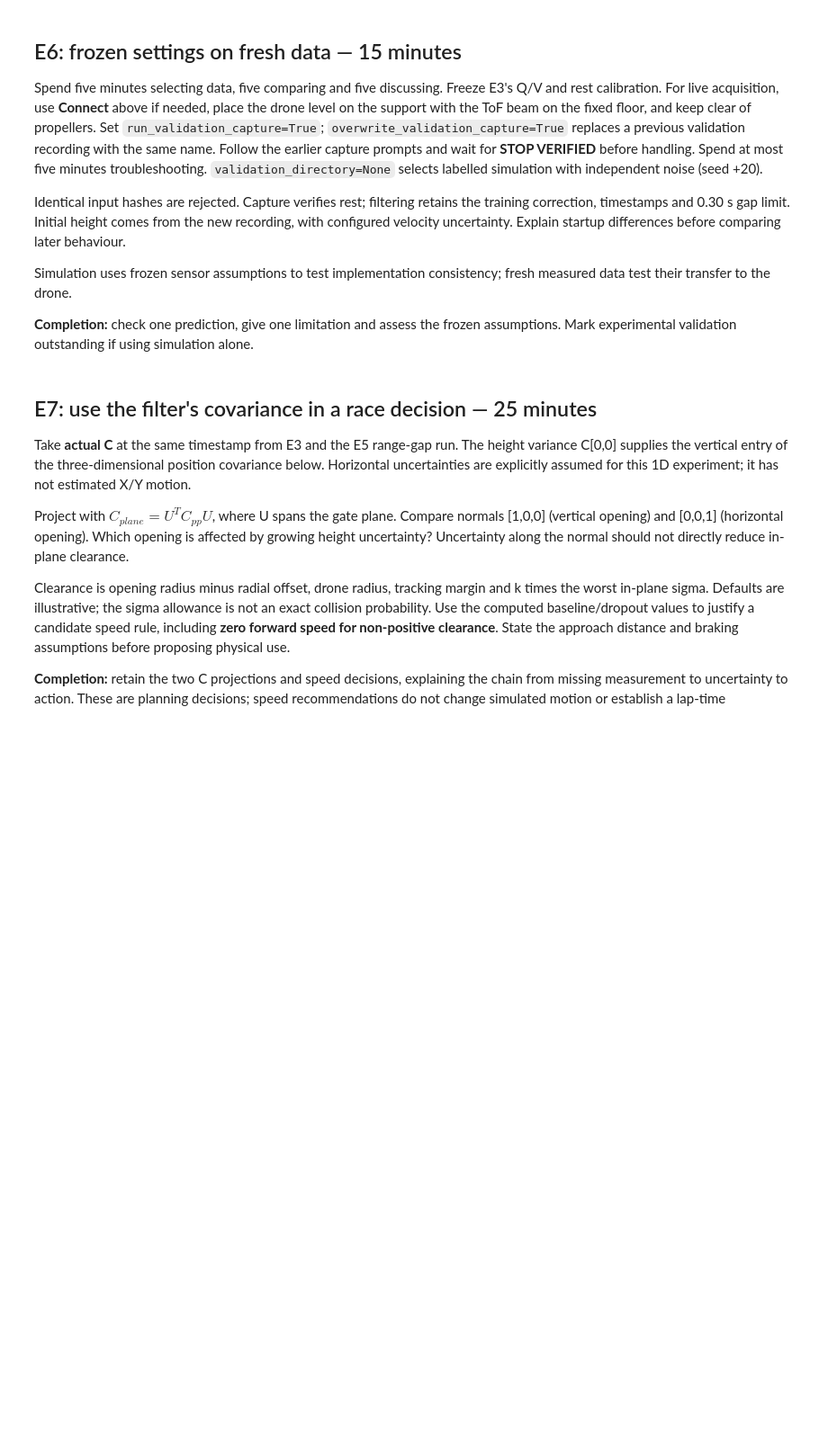
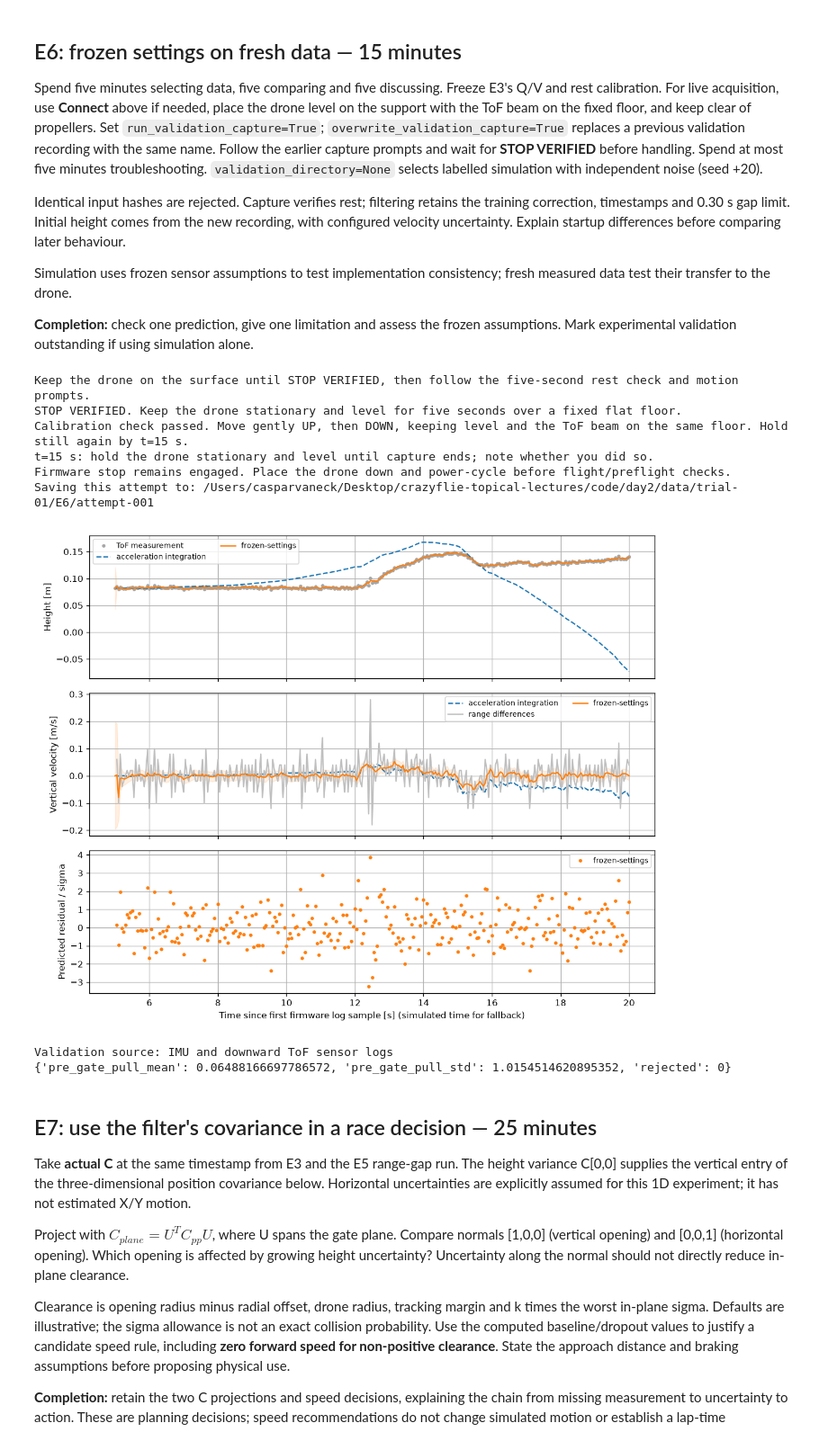
Before and after one commit to NielsterLinden/crazyflie-topical-lectures, a Jupyter notebook: code/day2/03_height_velocity.ipynb, the cells around one changed output. Shown at 90% size. Saved outputs shown, nothing was run; the diff lists cells and outputs as text; code cells hidden in the pictures; blank space fills up the shorter version.

```diff
--- a/code/day2/03_height_velocity.ipynb
+++ b/code/day2/03_height_velocity.ipynb
@@ -336,28 +514,38 @@ Simulation uses frozen sensor assumptions to test implementation consistency; fr
 # %%
 validation_data = None
 validation_result = None
 if data is None:
     raise ValueError("Rerun the data-selection cell successfully before continuing.")
 validation_data = None  # A failed selection must not leave the previous validation input active.
 validation_directory = None  # A distinct capture/supplied sensor directory, or explicit simulation.
-run_validation_capture = False
+run_validation_capture = True  # A second 20 s hand recording, same procedure as E3.
 overwrite_validation_capture = True
 if run_validation_capture:
     if uri is None:
         raise ValueError("Connect to your drone above before recording.")
     validation_directory = capture_vertical(
         output / "validation-capture-01", uri, duration_s=20,
         ready_for_motor_stop=True, overwrite=overwrite_validation_capture)
 validation_data = vertical.select(validation_directory, seed=seed + 20, calibration=training_calibration, settings=settings)
 if validation_data.metadata["input_sha256"] == data.metadata["input_sha256"]:
     validation_data = None
     raise ValueError("Choose a different training/validation recording.")
 validation_result = vertical.run(validation_data, settings, predict_step=our_predict, update_step=our_update)
 e6_output = next_attempt(output / "E6")
 display(Image(filename=str(vertical.save_comparison(
     validation_data, {"frozen-settings": validation_result}, e6_output))))
 print("Validation source:", validation_data.metadata["source"])
 print(vertical.summary(validation_data, validation_result))
+# %% [output]
+Keep the drone on the surface until STOP VERIFIED, then follow the five-second rest check and motion prompts.
+STOP VERIFIED. Keep the drone stationary and level for five seconds over a fixed flat floor.
+Calibration check passed. Move gently UP, then DOWN, keeping level and the ToF beam on the same floor. Hold still again by t=15 s.
+t=15 s: hold the drone stationary and level until capture ends; note whether you did so.
+Firmware stop remains engaged. Place the drone down and power-cycle before flight/preflight checks.
+Saving this attempt to: /Users/casparvaneck/Desktop/crazyflie-topical-lectures/code/day2/data/trial-01/E6/attempt-001
+[figure, added]
+Validation source: IMU and downward ToF sensor logs
+{'pre_gate_pull_mean': 0.06488166697786572, 'pre_gate_pull_std': 1.0154514620895352, 'rejected': 0}
 # %% [markdown]
 ## E7: use the filter's covariance in a race decision — 25 minutes
 
```
Also changed, not shown: parts of 15 cells of this notebook, 44 other files.
